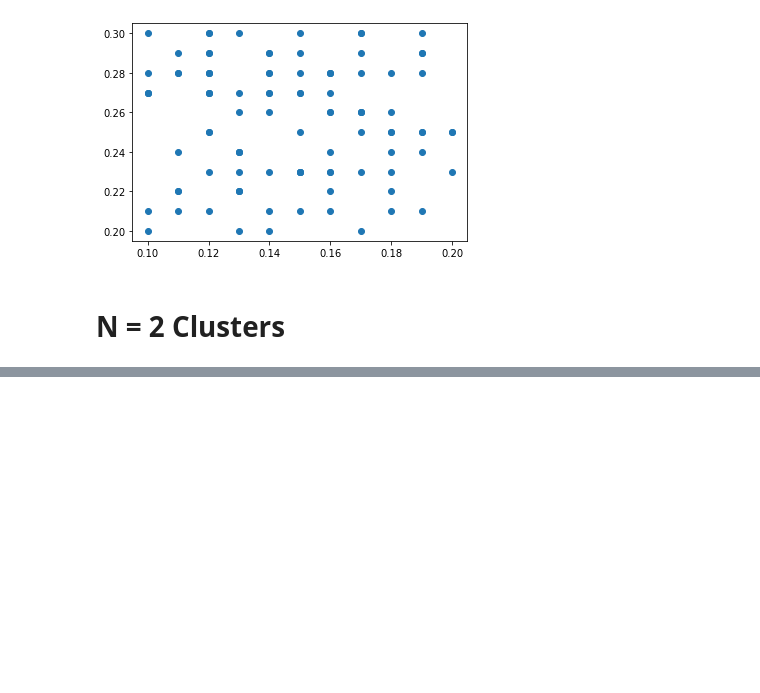
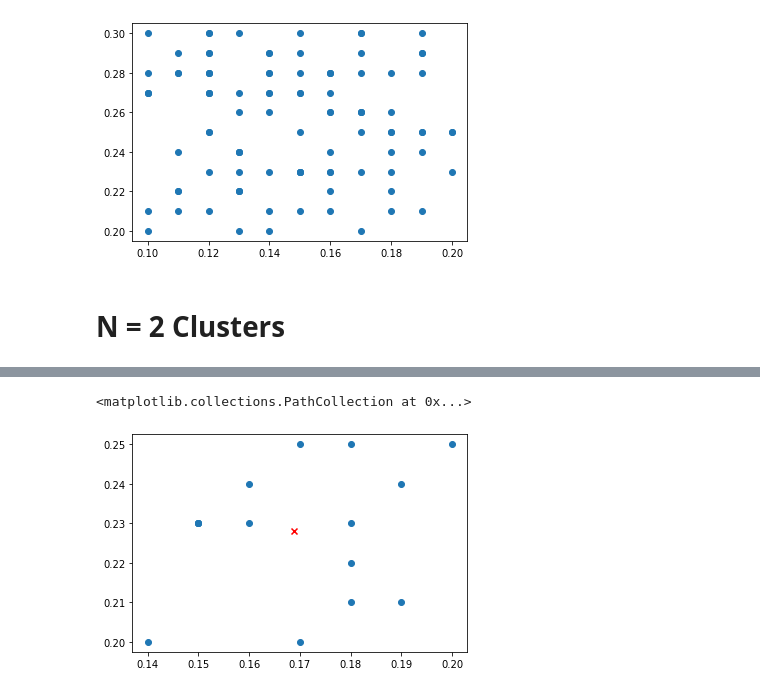
Before and after one commit to muhammad-usman147/Machine_Learning, a Jupyter notebook: Kmeans_cluster.ipynb, the cells around one changed output, grey strips where cells are left out. Saved outputs shown, nothing was run; the diff lists cells and outputs as text; code cells hidden in the pictures; blank space fills up the shorter version.

```diff
--- a/Kmeans_cluster.ipynb
+++ b/Kmeans_cluster.ipynb
@@ -70,0 +103,2 @@ array([[0.14086957, 0.24478261, 0.32869565, 0.46847826, 0.55173913,
+# %%
+df['target'] = predict
@@ -70,0 +140,7 @@ array([[0.14086957, 0.24478261, 0.32869565, 0.46847826, 0.55173913,
+# %%
+#df[df['target']==1]
+plt.scatter(df[df['target']==1].iloc[:,0],df[df['target']==1].iloc[:,1],cmap = 'viridis')
+plt.scatter(kmean_model.cluster_centers_[1,0],kmean_model.cluster_centers_[1,1],c='red',marker = 'x')
+# %% [output]
+<matplotlib.collections.PathCollection at 0x...>
+[figure, added]
```
Also changed, not shown: parts of 11 cells of this notebook.
